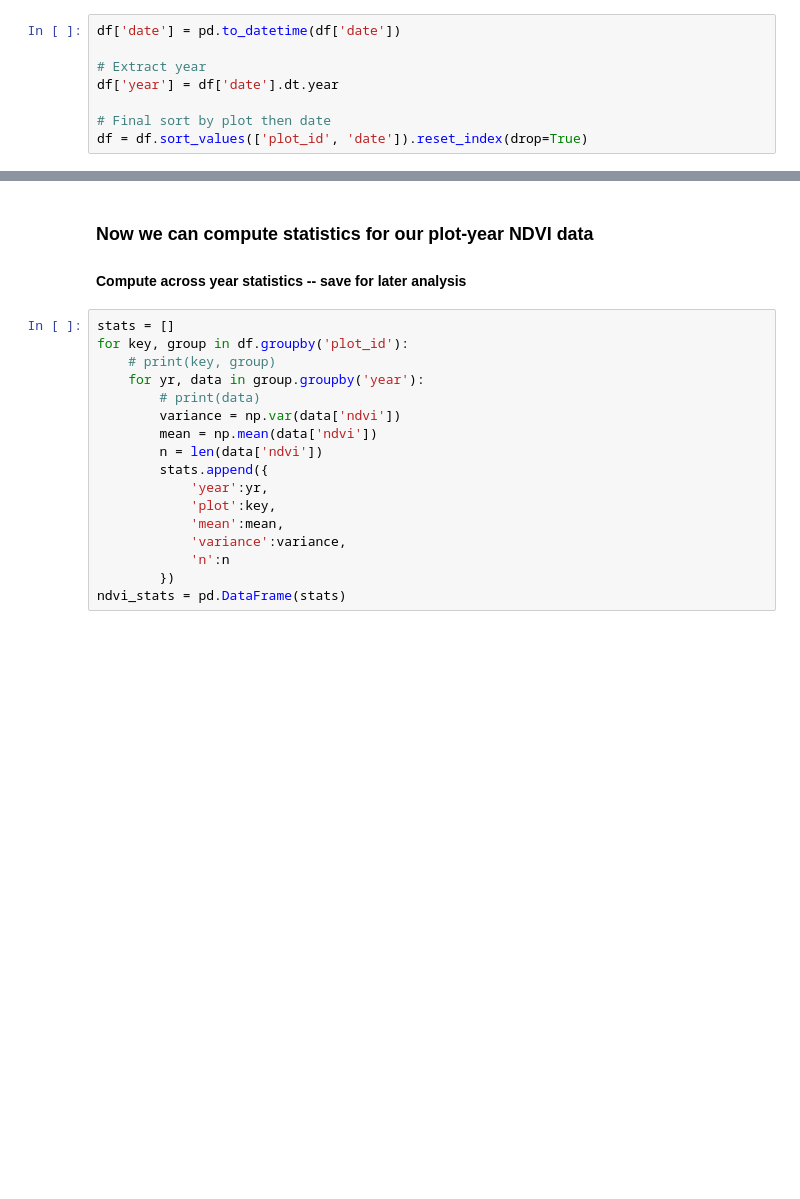
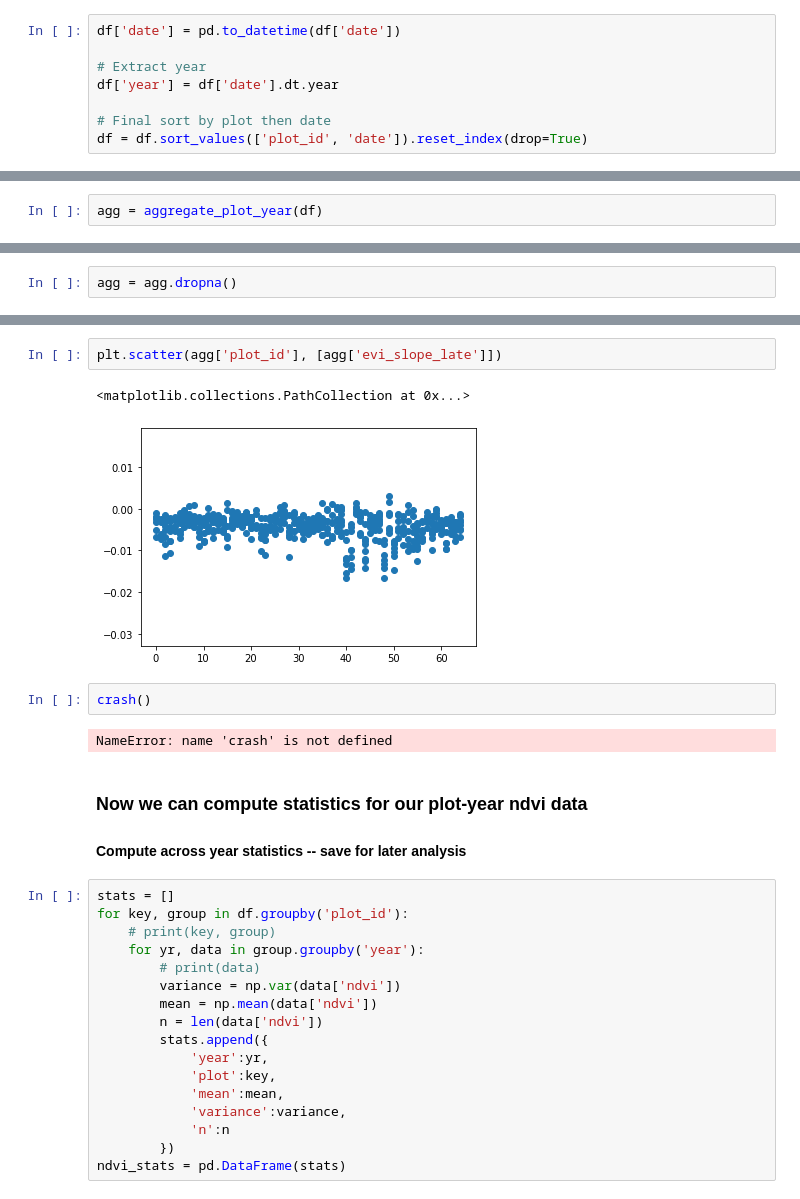
Before and after one commit to simonhansedasi/GrapeExpectations, a Jupyter notebook: RegressionRidge/notebooks/04-2_ndvi_smol.ipynb, the cells around one changed output, grey strips where cells are left out. Cells and saved outputs as stored; diff of their text form; blank space fills up the shorter version.

```diff
--- a/RegressionRidge/notebooks/04-2_ndvi_smol.ipynb
+++ b/RegressionRidge/notebooks/04-2_ndvi_smol.ipynb
@@ -208,0 +700,2 @@ df
+# %%
+agg = aggregate_plot_year(df)
@@ -208,0 +748,2 @@ df
+# %%
+agg = agg.dropna()
@@ -209,5 +819,14 @@ df
+# %%
+plt.scatter(agg['plot_id'], [agg['evi_slope_late']])
+# %% [output]
+<matplotlib.collections.PathCollection at 0x...>
+[figure, added]
+# %%
+crash()
+# %% [output]
+NameError: name 'crash' is not defined
 # %% [markdown]
-### Now we can compute statistics for our plot-year NDVI data
+### Now we can compute statistics for our plot-year ndvi data
 
 #### Compute across year statistics -- save for later analysis
 # %%
```
Also changed, not shown: parts of 42 cells of this notebook, 1 other file.
